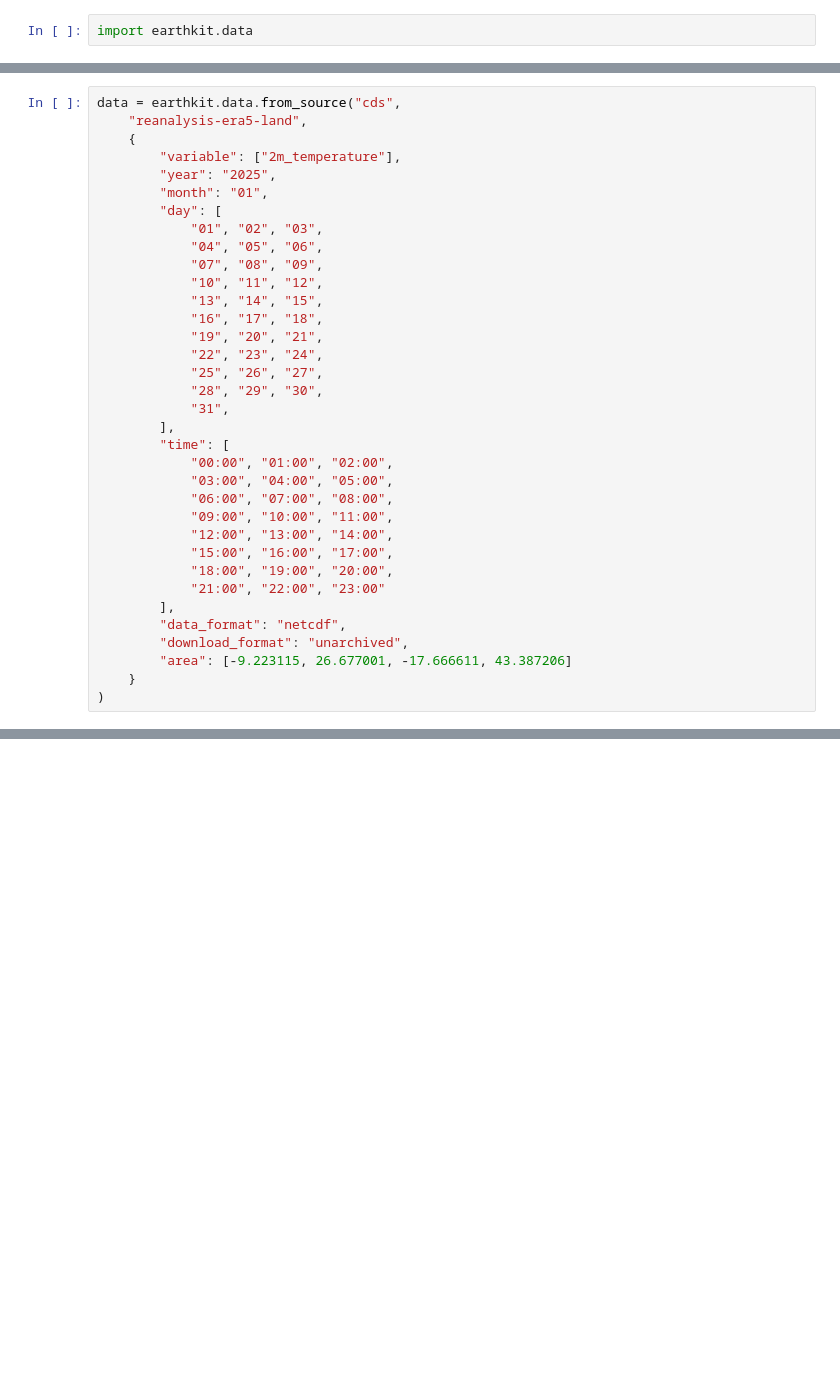
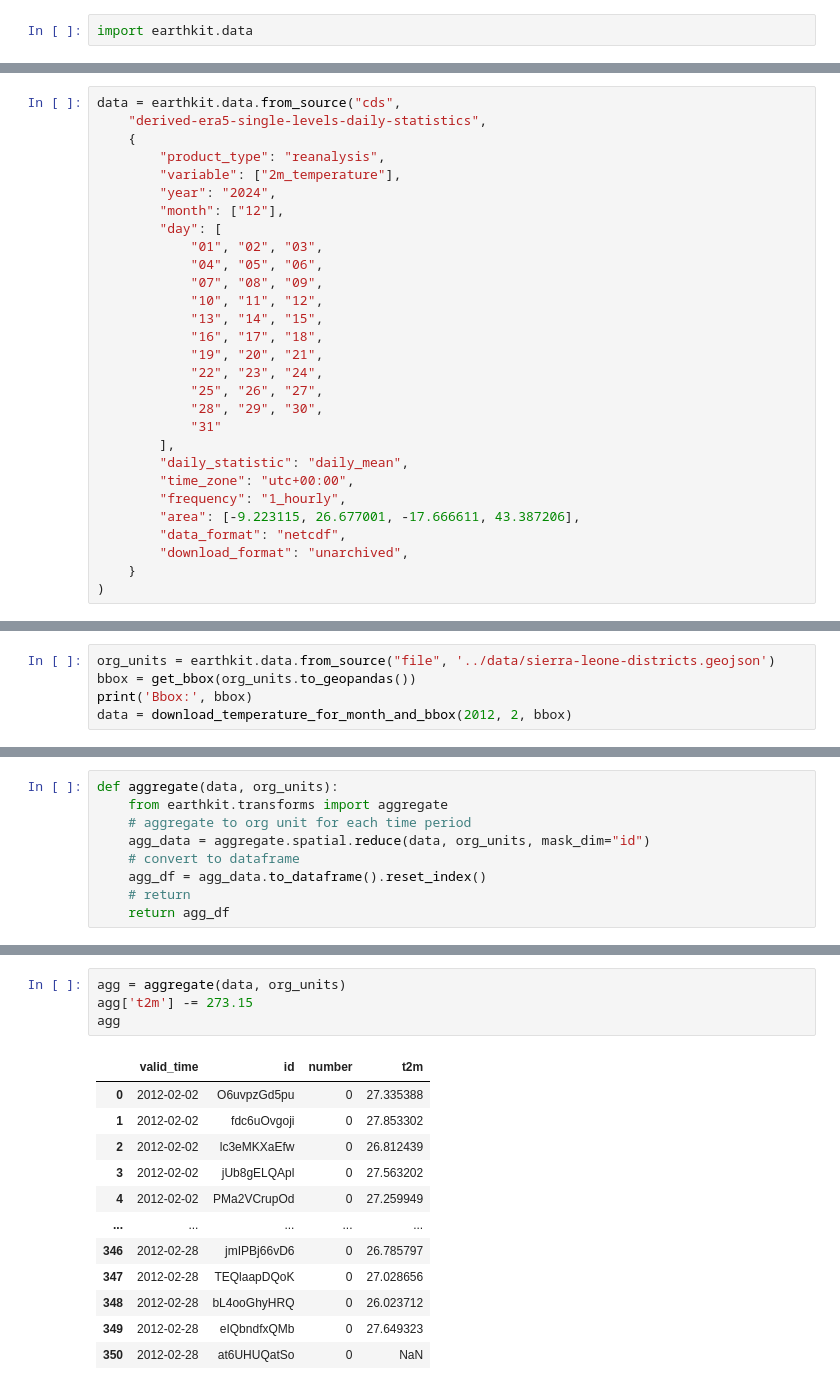
Before and after one commit to dhis2/climate-tools, a Jupyter notebook: docs/webinar-part2/download-single-cds-data.ipynb, the cells around one changed output, grey strips where cells are left out. Saved outputs shown, nothing was run; the diff lists cells and outputs as text; blank space fills up the shorter version.

Commit message:
chore: generic components for downloading and aggregating CDS data

```diff
--- a/docs/webinar-part2/download-single-cds-data.ipynb
+++ b/docs/webinar-part2/download-single-cds-data.ipynb
@@ -69,10 +69,11 @@ Since `earthkit` uses `cdsapi` in the background, we can copy these parameter va
 # %%
 data = earthkit.data.from_source("cds",
-    "reanalysis-era5-land",
+    "derived-era5-single-levels-daily-statistics",
     {
+        "product_type": "reanalysis",
         "variable": ["2m_temperature"],
-        "year": "2025",
-        "month": "01",
+        "year": "2024",
+        "month": ["12"],
         "day": [
             "01", "02", "03",
             "04", "05", "06",
@@ -84,21 +85,14 @@ data = earthkit.data.from_source("cds",
             "22", "23", "24",
             "25", "26", "27",
             "28", "29", "30",
-            "31",
+            "31"
         ],
-        "time": [
-            "00:00", "01:00", "02:00",
-            "03:00", "04:00", "05:00",
-            "06:00", "07:00", "08:00",
-            "09:00", "10:00", "11:00",
-            "12:00", "13:00", "14:00",
-            "15:00", "16:00", "17:00",
-            "18:00", "19:00", "20:00",
-            "21:00", "22:00", "23:00"
-        ],
+        "daily_statistic": "daily_mean",
+        "time_zone": "utc+00:00",
+        "frequency": "1_hourly",
+        "area": [-9.223115, 26.677001, -17.666611, 43.387206],
         "data_format": "netcdf",
         "download_format": "unarchived",
-        "area": [-9.223115, 26.677001, -17.666611, 43.387206]
     }
 )
 # %% [output]
@@ -223,0 +181,5 @@ for x in []:
+# %%
+org_units = earthkit.data.from_source("file", '../data/sierra-leone-districts.geojson')
+bbox = get_bbox(org_units.to_geopandas())
+print('Bbox:', bbox)
+data = download_temperature_for_month_and_bbox(2012, 2, bbox)
@@ -223,0 +202,9 @@ for x in []:
+# %%
+def aggregate(data, org_units):
+    from earthkit.transforms import aggregate
+    # aggregate to org unit for each time period
+    agg_data = aggregate.spatial.reduce(data, org_units, mask_dim="id")
+    # convert to dataframe
+    agg_df = agg_data.to_dataframe().reset_index()
+    # return
+    return agg_df
@@ -223,0 +213,17 @@ for x in []:
+# %%
+agg = aggregate(data, org_units)
+agg['t2m'] -= 273.15
+agg
+# %% [output]
+|  | valid_time | id | number | t2m |
+| 0 | 2012-02-02 | O6uvpzGd5pu | 0 | 27.335388 |
+| 1 | 2012-02-02 | fdc6uOvgoji | 0 | 27.853302 |
+| 2 | 2012-02-02 | lc3eMKXaEfw | 0 | 26.812439 |
+| 3 | 2012-02-02 | jUb8gELQApl | 0 | 27.563202 |
+| 4 | 2012-02-02 | PMa2VCrupOd | 0 | 27.259949 |
+| ... | ... | ... | ... | ... |
+| 346 | 2012-02-28 | jmIPBj66vD6 | 0 | 26.785797 |
+| 347 | 2012-02-28 | TEQlaapDQoK | 0 | 27.028656 |
+| 348 | 2012-02-28 | bL4ooGhyHRQ | 0 | 26.023712 |
+| 349 | 2012-02-28 | eIQbndfxQMb | 0 | 27.649323 |
+| 350 | 2012-02-28 | at6UHUQatSo | 0 | NaN |
```
Also changed, not shown: parts of 31 cells of this notebook.
